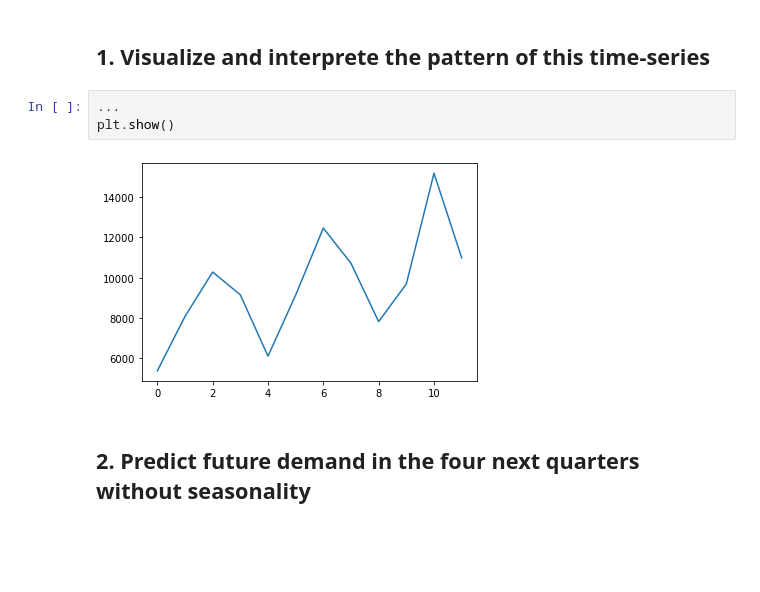
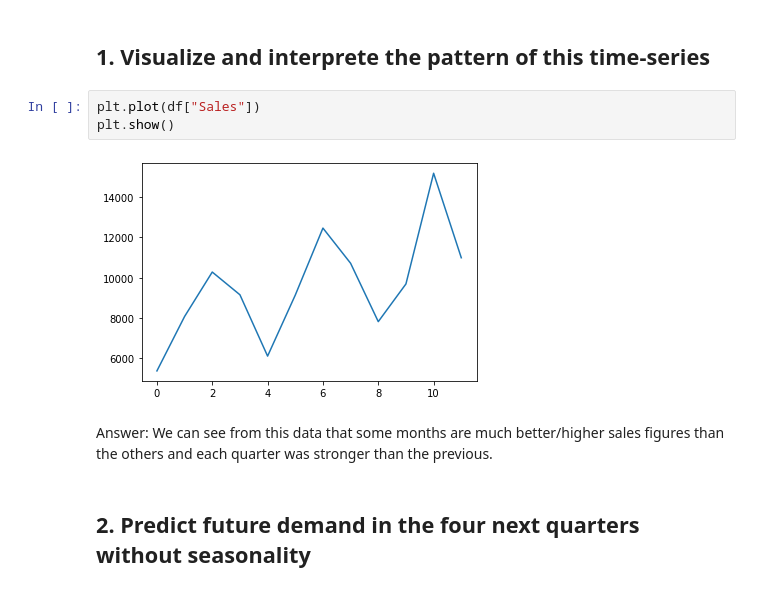
Before and after one commit to bernasurf/7130ICT-workshops, a Jupyter notebook: Lab04 - Week4/Forecast.ipynb, the cells around one changed output. Saved outputs shown, nothing was run; the diff lists cells and outputs as text; blank space fills up the shorter version.

```diff
--- a/Lab04 - Week4/Forecast.ipynb
+++ b/Lab04 - Week4/Forecast.ipynb
@@ -24,11 +24,13 @@ df.head()
 | 4 | 5 | 6118 |
 # %% [markdown]
 ## 1. Visualize and interprete the pattern of this time-series
-# %%
-...
-plt.show()
-# %% [output]
-[figure, removed]
+# %%
+plt.plot(df["Sales"])
+plt.show()
+# %% [output]
+[figure, added]
+# %% [markdown]
+Answer: We can see from this data that some months are much better/higher sales figures than the others and each quarter was stronger than the previous.
 # %% [markdown]
 ## 2. Predict future demand in the four next quarters without seasonality
 # %% [markdown]
```
Also changed, not shown: parts of 6 cells of this notebook, 1 other file.
